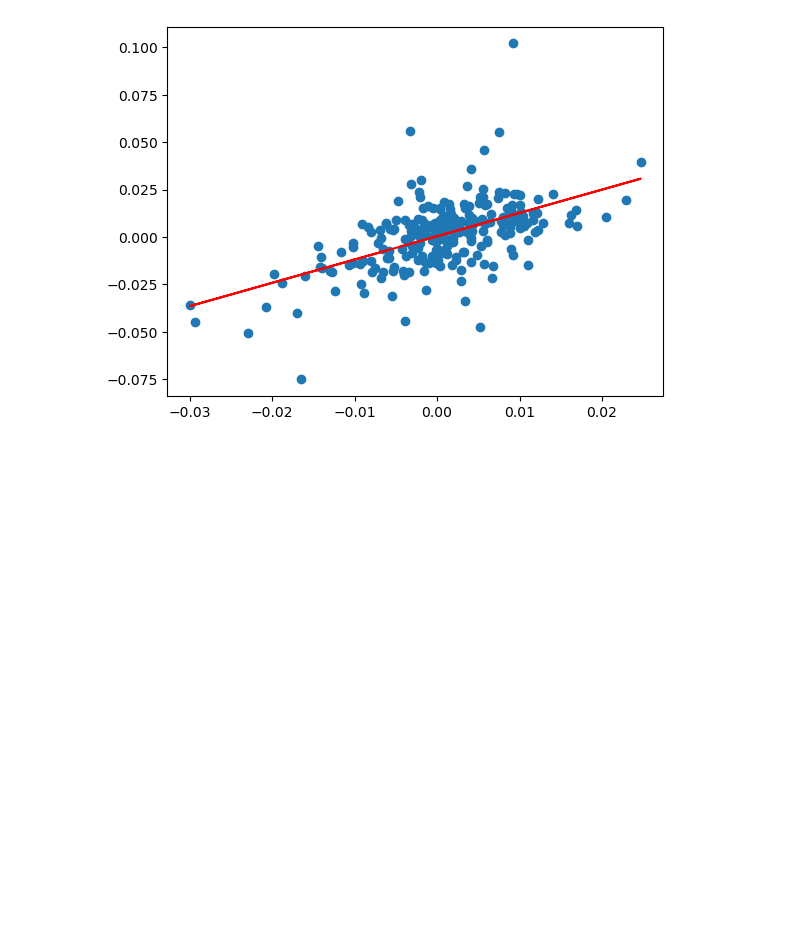
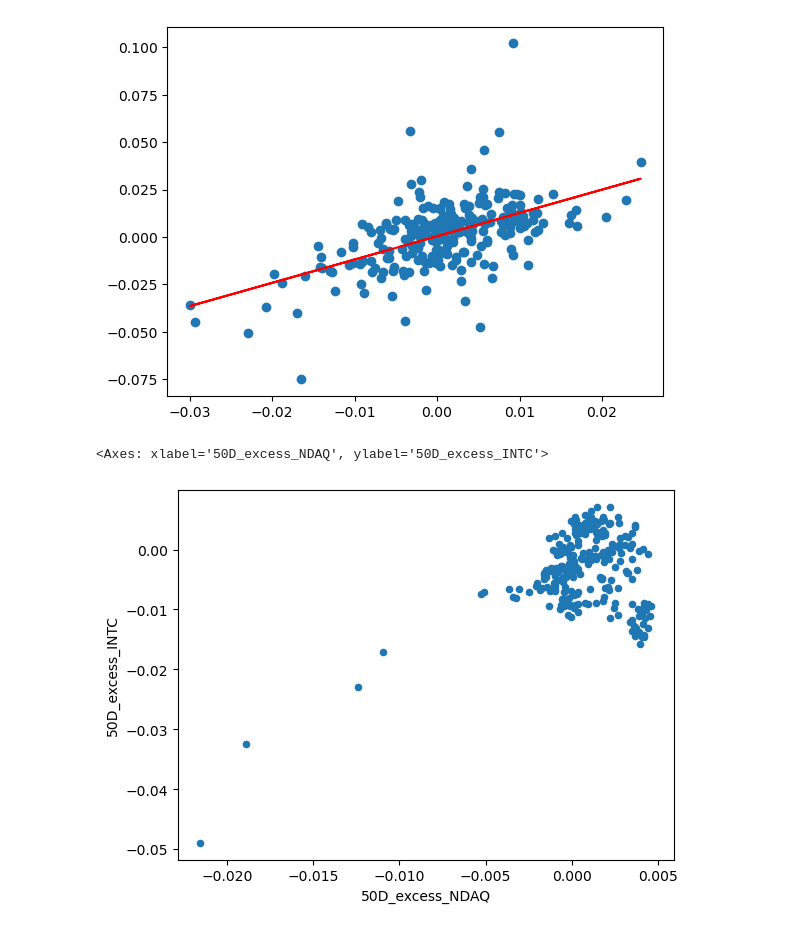
Before and after one commit to Acouvertier/phase_0_quant_foundations, a Jupyter notebook: phase_1_project.ipynb, the cells around one changed output. Cells and saved outputs as stored; diff of their text form; code cells hidden in the pictures; blank space fills up the shorter version.

```diff
--- a/phase_1_project.ipynb
+++ b/phase_1_project.ipynb
@@ -284,6 +291,14 @@ plt.plot(rate_values_spy,normal_spy)
 _ = plt.hist(google_spy_combined['simple_spy'],bins=50,density=True)
 # %% [output]
 [figure]
+# %%
+def format_bond_data(rel_path, term):
+    raw_bond_data = pd.read_csv(rel_path)
+    raw_bond_data['Date'] = pd.to_datetime(raw_bond_data['Date'])
+    raw_bond_data.rename(columns={'Date':'date'},inplace=True)
+    raw_bond_data.set_index('date', inplace=True)
+    raw_bond_data.sort_index(inplace=True)
+    return ((1+raw_bond_data[term]/100)**(1/252) - 1).rename(f"{term}_daily").to_frame()
 # %%
 bond_data = pd.read_csv("C:\\Users\\Austen Couvertier\\OneDrive\\Desktop\\Coding_Projects\\phase_1_quant_foundations\\daily-treasury-rates.csv")
 # %%
@@ -310,15 +325,27 @@ For the year 2024, S&P500 had a daily sharpe of 0.08358638625761149 and an annua
 # %% [markdown]
 # Week 3 - Regression, Volatility, Bond Valuation
 # %%
-thirty_day_rolling = google_spy_bond_combined.rolling(window='30D')
+def rolling_statistics(stock_tickers,rel_bond_path,term,rolling_window,API_KEY):
+    all_stocks = None
+    for stock in stock_tickers:
+        stock_df = grab_ticker(API_KEY,stock)
+        stock_returns_df = returns_df(stock_df,stock)
+        if all_stocks is None:
+            all_stocks = stock_returns_df
+        else:
+            all_stocks = all_stocks.merge(stock_returns_df,how='inner',on='date')
 
-google_spy_bond_combined['30D_Volatility_googl'] = thirty_day_rolling['simple_googl'].std()
-google_spy_bond_combined['30D_Volatility_spy'] = thirty_day_rolling['simple_spy'].std()
-google_spy_bond_combined['30D_Volatility_bond'] = thirty_day_rolling['3_Mo_Daily'].std()
+    bond_data = format_bond_data(rel_bond_path, term)
 
-google_spy_bond_combined['30D_Average_googl'] = thirty_day_rolling['simple_googl'].mean()
-google_spy_bond_combined['30D_Average_spy'] = thirty_day_rolling['simple_spy'].mean()
-google_spy_bond_combined['30D_Average_bond'] = thirty_day_rolling['3_Mo_Daily'].mean()
+    all_stocks = bond_data.merge(all_stocks,how='inner',on='date')
 
-google_spy_bond_combined['30D_Sharpe_googl'] = (google_spy_bond_combined['30D_Average_googl'] - google_spy_bond_combined['30D_Average_bond'])/(google_spy_bond_combined['30D_Volatility_googl'])
-google_spy_bond_combined['30D_Sharpe_spy'] = (google_spy_bond_combined['30D_Average_spy'] - google_spy_bond_combined['30D_Average_bond'])/(google_spy_bond_combined['30D_Volatility_spy'])
+    rolling_data = all_stocks.rolling(window=rolling_window)
+    all_stocks[f"{rolling_window}_avg_{term}"] = rolling_data[f"{term}_daily"].mean()
+
+    for stock in stock_tickers:
+        all_stocks[f"{rolling_window}_std_{stock}"] = rolling_data[f"simple_returns_{stock}"].std()
+        all_stocks[f"{rolling_window}_avg_{stock}"] = rolling_data[f"simple_returns_{stock}"].mean()
+        all_stocks[f"{rolling_window}_excess_{stock}"] = all_stocks[f"{rolling_window}_avg_{stock}"]- all_stocks[f"{rolling_window}_avg_{term}"]
+        all_stocks[f"{rolling_window}_sharpe_{stock}"] = (all_stocks[f"{rolling_window}_excess_{stock}"])/all_stocks[f"{rolling_window}_std_{stock}"]
+
+    return all_stocks
@@ -356,3 +396,10 @@ plt.plot(google_spy_bond_combined['market_excess'],fitted_line.intercept + fitte
 # %% [output]
 [<matplotlib.lines.Line2D at 0x...>]
 [figure]
+# %%
+intc_nasdaq_data = rolling_statistics(["INTC","NDAQ"],"daily-treasury-rates.csv","3 Mo","50D",FMP_API_KEY)
+# %%
+intc_nasdaq_data.plot(y='50D_excess_INTC',x='50D_excess_NDAQ',kind='scatter')
+# %% [output]
+<Axes: xlabel='50D_excess_NDAQ', ylabel='50D_excess_INTC'>
+[figure, added]
```
Also changed, not shown: parts of 13 cells of this notebook.
